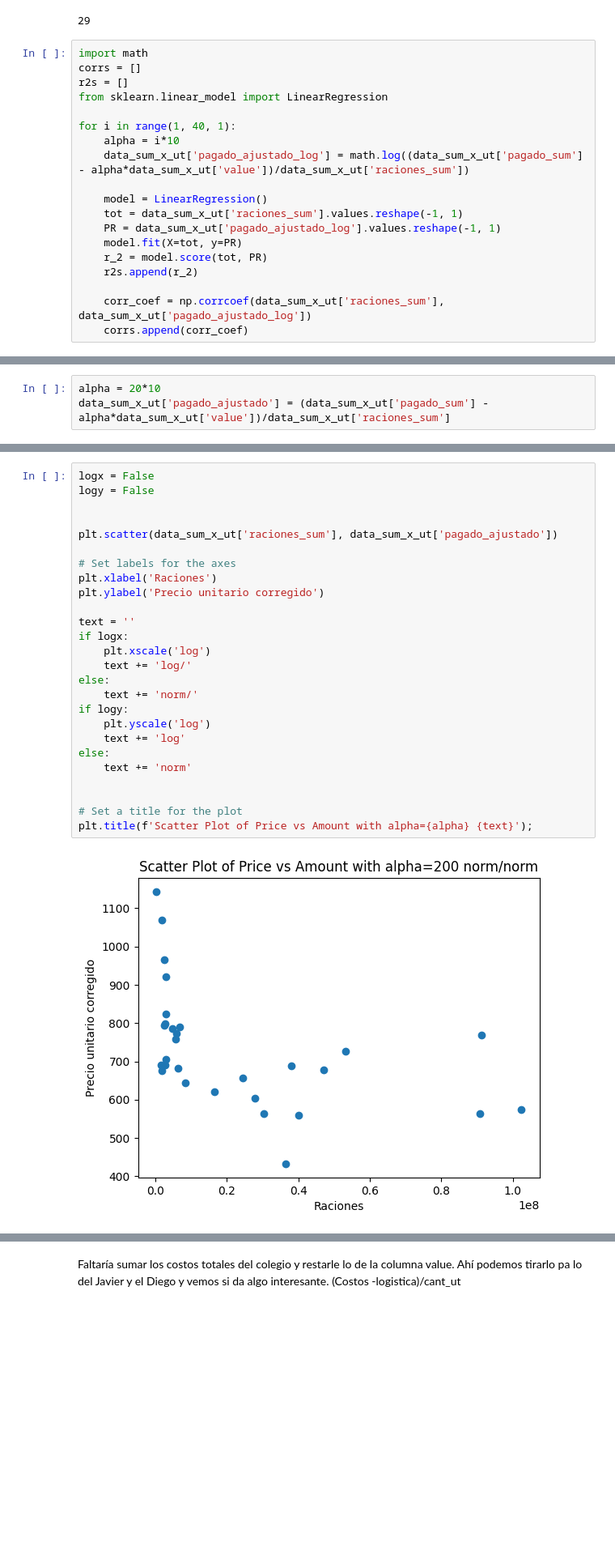
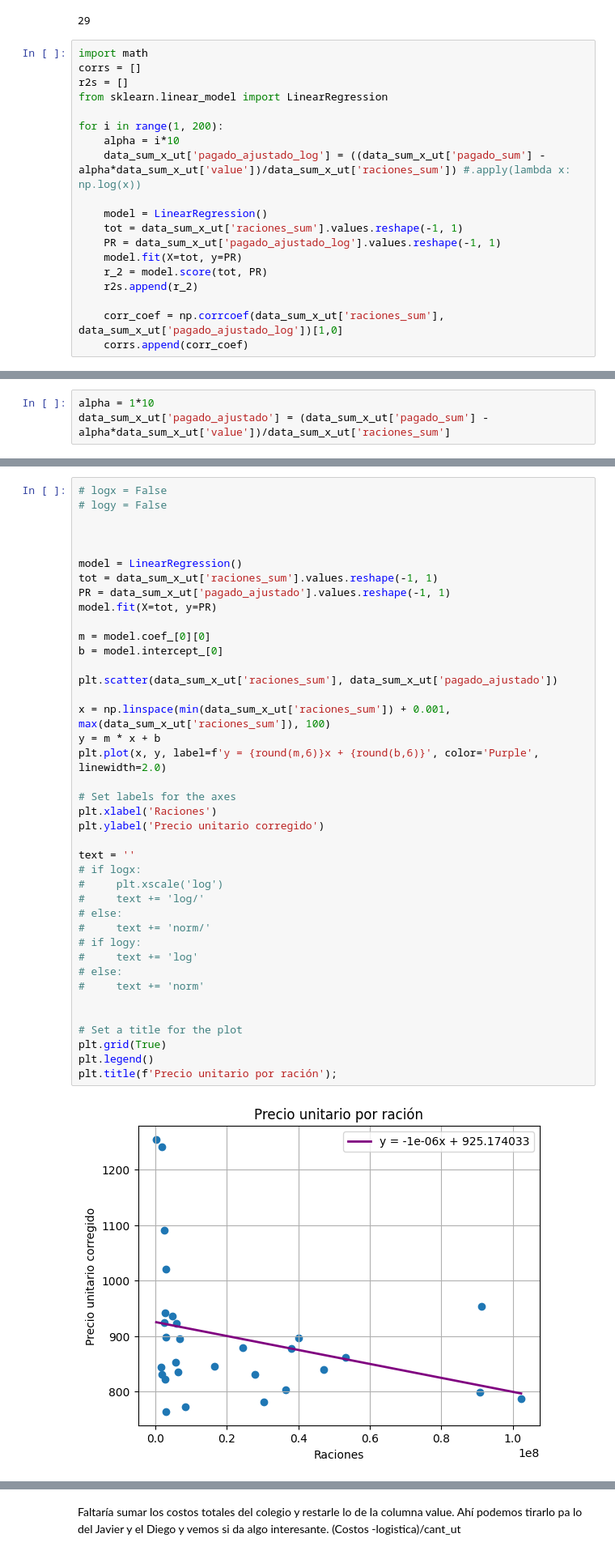
Before and after one commit to rbenatuilv/Junaeb-IMT-Capstone, a Jupyter notebook: costs_analysis_2019.ipynb, the cells around one changed output, grey strips where cells are left out. Shown at 81% size. Saved outputs shown, nothing was run; the diff lists cells and outputs as text; blank space fills up the shorter version.

Commit message:
Regression 2019

```diff
--- a/costs_analysis_2019.ipynb
+++ b/costs_analysis_2019.ipynb
@@ -422,9 +422,9 @@ corrs = []
 r2s = []
 from sklearn.linear_model import LinearRegression
 
-for i in range(1, 40, 1):
+for i in range(1, 200):
     alpha = i*10
-    data_sum_x_ut['pagado_ajustado_log'] = math.log((data_sum_x_ut['pagado_sum'] - alpha*data_sum_x_ut['value'])/data_sum_x_ut['raciones_sum'])
+    data_sum_x_ut['pagado_ajustado_log'] = ((data_sum_x_ut['pagado_sum'] - alpha*data_sum_x_ut['value'])/data_sum_x_ut['raciones_sum']) #.apply(lambda x: np.log(x))
 
     model = LinearRegression()
     tot = data_sum_x_ut['raciones_sum'].values.reshape(-1, 1)
@@ -433,5 +433,5 @@ for i in range(1, 40, 1):
     r_2 = model.score(tot, PR)
     r2s.append(r_2)
 
-    corr_coef = np.corrcoef(data_sum_x_ut['raciones_sum'], data_sum_x_ut['pagado_ajustado_log'])
+    corr_coef = np.corrcoef(data_sum_x_ut['raciones_sum'], data_sum_x_ut['pagado_ajustado_log'])[1,0]
     corrs.append(corr_coef)
@@ -438,3 +442,3 @@ for i in range(1, 40, 1):
 # %%
-alpha = 20*10
+alpha = 1*10
 data_sum_x_ut['pagado_ajustado'] = (data_sum_x_ut['pagado_sum'] - alpha*data_sum_x_ut['value'])/data_sum_x_ut['raciones_sum']
@@ -441,28 +449,42 @@ data_sum_x_ut['pagado_ajustado'] = (data_sum_x_ut['pagado_sum'] - alpha*data_sum
 # %%
-logx = False
-logy = False
+# logx = False
+# logy = False
 
 
+
+model = LinearRegression()
+tot = data_sum_x_ut['raciones_sum'].values.reshape(-1, 1)
+PR = data_sum_x_ut['pagado_ajustado'].values.reshape(-1, 1)
+model.fit(X=tot, y=PR)
+
+m = model.coef_[0][0]
+b = model.intercept_[0]
+
 plt.scatter(data_sum_x_ut['raciones_sum'], data_sum_x_ut['pagado_ajustado'])
+
+x = np.linspace(min(data_sum_x_ut['raciones_sum']) + 0.001, max(data_sum_x_ut['raciones_sum']), 100)
+y = m * x + b
+plt.plot(x, y, label=f'y = {round(m,6)}x + {round(b,6)}', color='Purple', linewidth=2.0)
 
 # Set labels for the axes
 plt.xlabel('Raciones')
 plt.ylabel('Precio unitario corregido')
 
 text = ''
-if logx:
-    plt.xscale('log')
-    text += 'log/'
-else:
-    text += 'norm/'
-if logy:
-    plt.yscale('log')
-    text += 'log'
-else:
-    text += 'norm'
+# if logx:
+#     plt.xscale('log')
+#     text += 'log/'
+# else:
+#     text += 'norm/'
+# if logy:
+#     text += 'log'
+# else:
+#     text += 'norm'
 
 
 # Set a title for the plot
-plt.title(f'Scatter Plot of Price vs Amount with alpha={alpha} {text}');
+plt.grid(True)
+plt.legend()
+plt.title(f'Precio unitario por ración');
 # %% [output]
-[figure, old version]
+[figure, new version]
```
Also changed, not shown: parts of 4 cells of this notebook, 1 other file.
